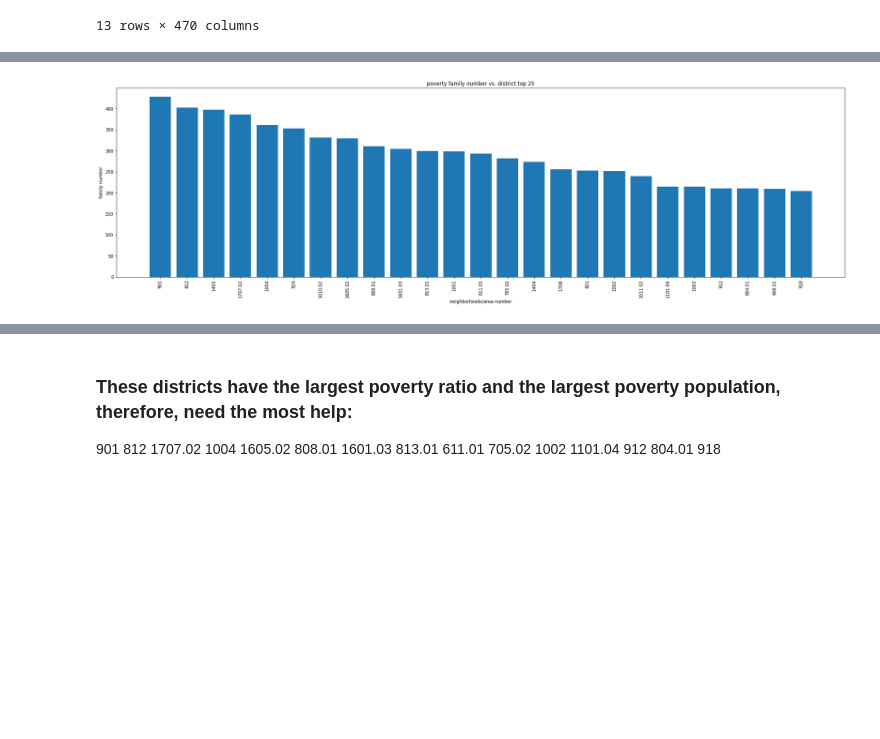
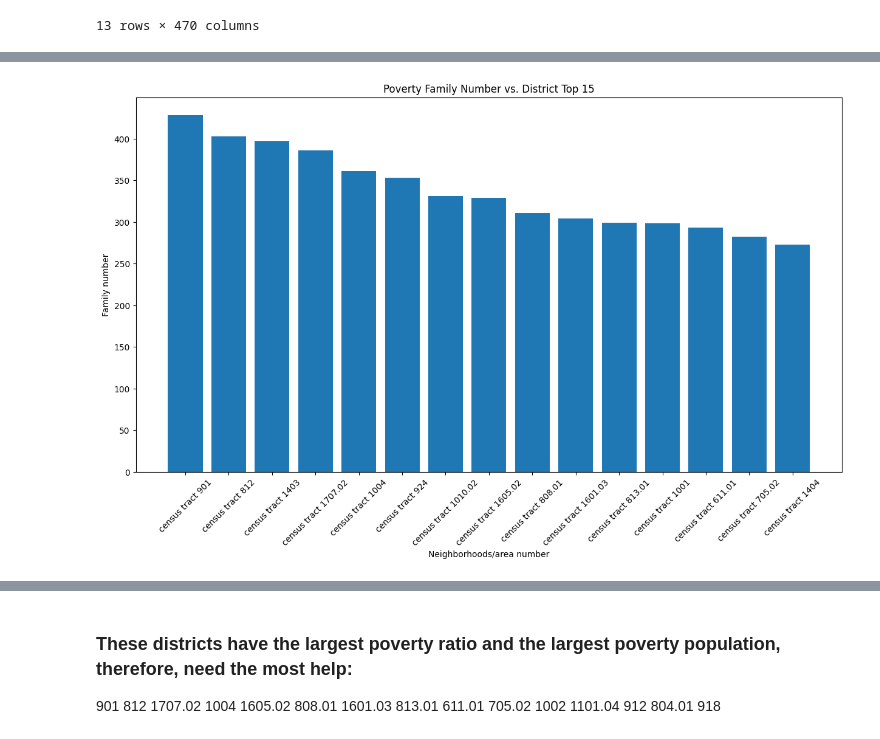
Before and after one commit to BU-Spark/ds-councilor-lara-ubi, a Jupyter notebook: spring23-team-1/TopicAnswers/JiaheQuestionAnswers/income_distribution.ipynb, the cells around one changed output, grey strips where cells are left out. Cells and saved outputs as stored; diff of their text form; code cells hidden in the pictures; blank space fills up the shorter version.

```diff
--- a/spring23-team-1/TopicAnswers/JiaheQuestionAnswers/income_distribution.ipynb
+++ b/spring23-team-1/TopicAnswers/JiaheQuestionAnswers/income_distribution.ipynb
@@ -127,18 +148,18 @@ mostPoorArea_percentage = [str(i[1]) for i in y[:25]]
 # %%
 # Top 25 poverty family district:
 y = [((population_under_050[i] + population_050_074[i] + population_075_099[i]), graphColNames[i] ) for i in range(len(family_num_per_area)) if family_num_per_area[i] != 0]
 
 y = sorted(y, reverse=True)
-plt.figure(figsize=(30,8))
-plt.bar(["census tract "+str(i[1]) for i in y[:25]], [i[0] for i in y[:25]] )
-plt.xticks(rotation = 90)
-plt.ylabel("family number")
-plt.xlabel("neighborhoods/area number")
-plt.title("poverty family number vs. district top 25")
+plt.figure(figsize=(15,8))
+plt.bar(["census tract "+str(i[1]) for i in y[:15]], [i[0] for i in y[:15]] )
+plt.xticks(rotation = 45)
+plt.ylabel("Family number")
+plt.xlabel("Neighborhoods/area number")
+plt.title("Poverty Family Number vs. District Top 15")
 
-mostPoorArea = [str(i[1]) for i in y[:25]]
+mostPoorArea = [str(i[1]) for i in y[:15]]
 # %% [output]
-[figure, old version]
+[figure, new version]
 # %%
 for name in mostPoorArea:
     if name in mostPoorArea_percentage:
```
Also changed, not shown: parts of 6 cells of this notebook, 6 other files.
